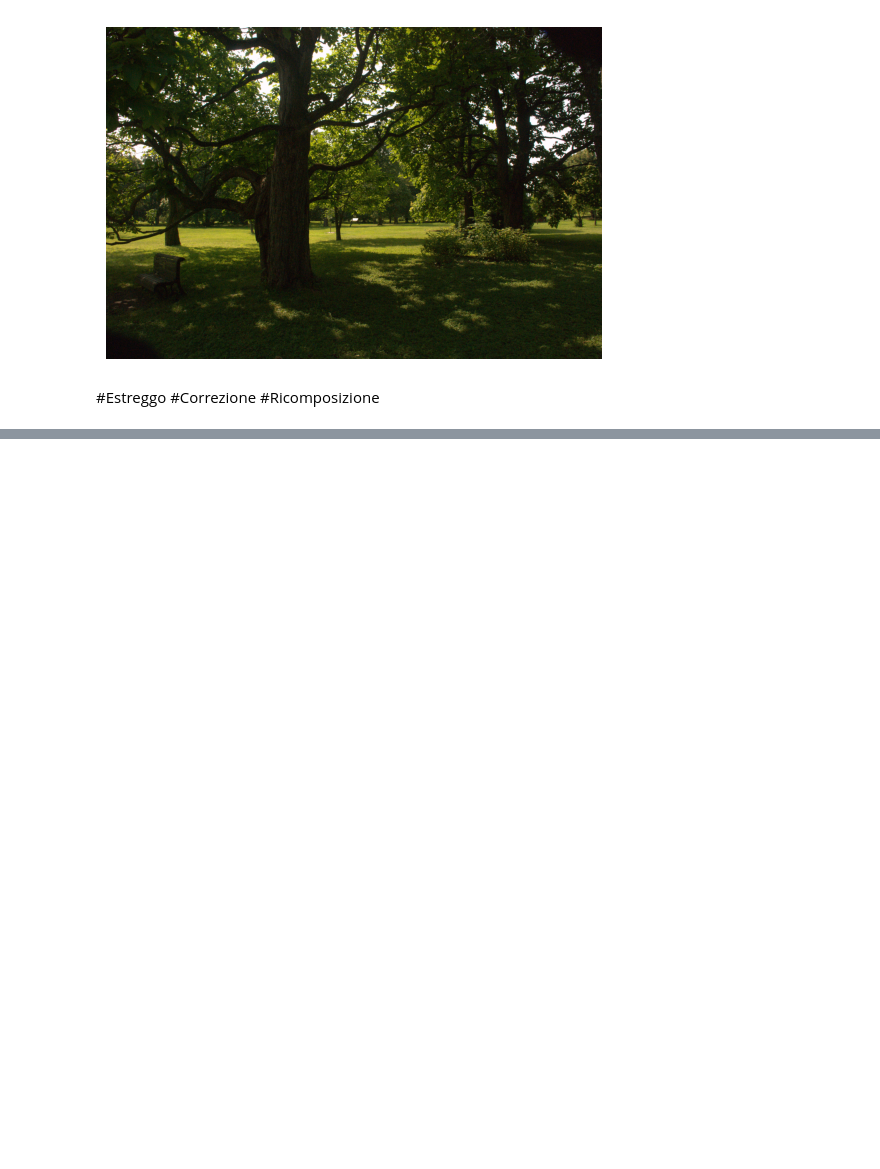
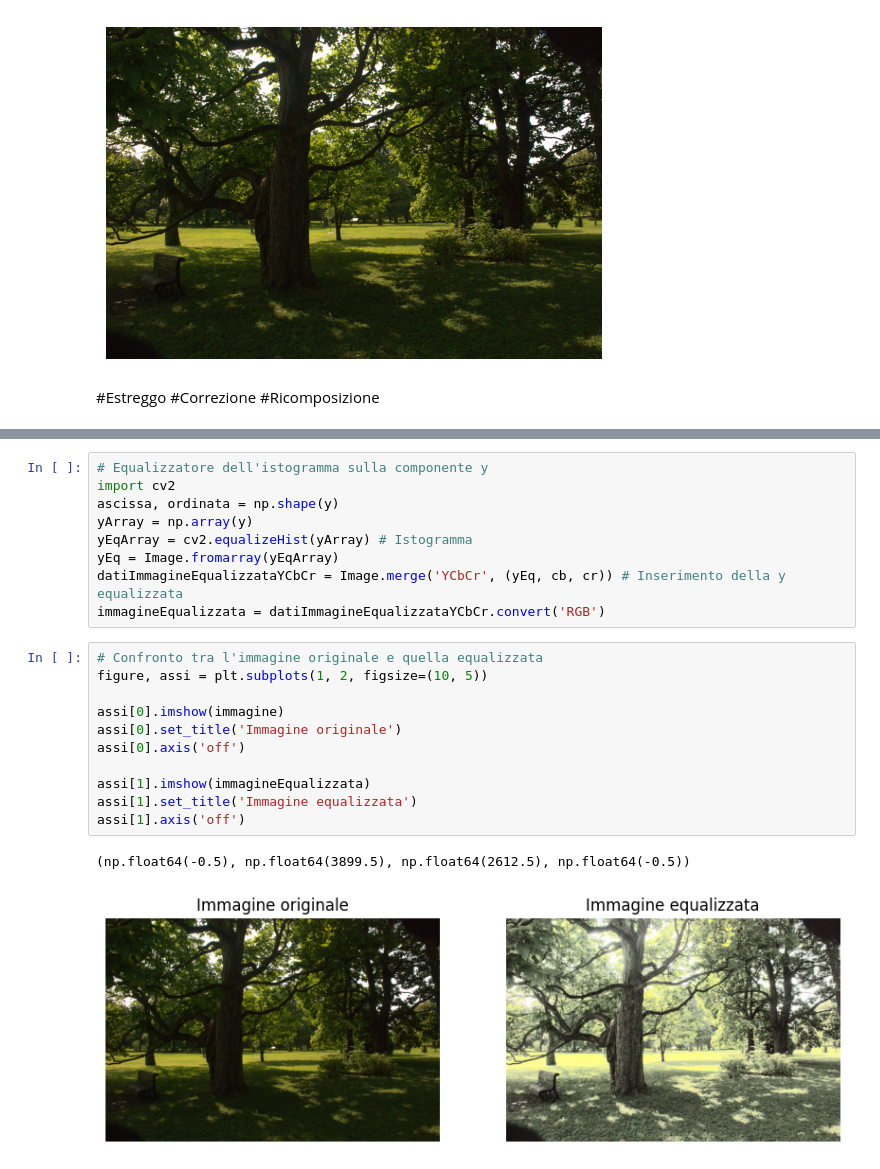
Before and after one commit to andymacale/progetto_lab, a Jupyter notebook: progetto.ipynb, the cells around one changed output, grey strips where cells are left out. Drawn from its saved outputs; the diff is of its cells as text; blank space fills up the shorter version.

Commit message:
Equalizzatore

```diff
--- a/progetto.ipynb
+++ b/progetto.ipynb
@@ -63,2 +64,25 @@ plt.show()
 # %% [output]
 [figure]
+# %%
+# Equalizzatore dell'istogramma sulla componente y
+import cv2
+ascissa, ordinata = np.shape(y)
+yArray = np.array(y)
+yEqArray = cv2.equalizeHist(yArray) # Istogramma
+yEq = Image.fromarray(yEqArray)
+datiImmagineEqualizzataYCbCr = Image.merge('YCbCr', (yEq, cb, cr)) # Inserimento della y equalizzata
+immagineEqualizzata = datiImmagineEqualizzataYCbCr.convert('RGB')
+# %%
+# Confronto tra l'immagine originale e quella equalizzata
+figure, assi = plt.subplots(1, 2, figsize=(10, 5))
+
+assi[0].imshow(immagine)
+assi[0].set_title('Immagine originale')
+assi[0].axis('off')
+
+assi[1].imshow(immagineEqualizzata)
+assi[1].set_title('Immagine equalizzata')
+assi[1].axis('off')
+# %% [output]
+(np.float64(-0.5), np.float64(3899.5), np.float64(2612.5), np.float64(-0.5))
+[figure, added]
```
Also changed, not shown: parts of 2 cells of this notebook.
